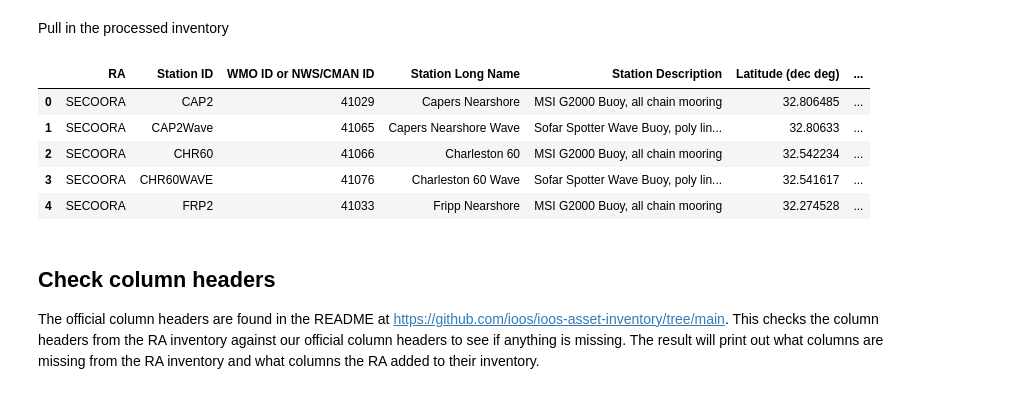
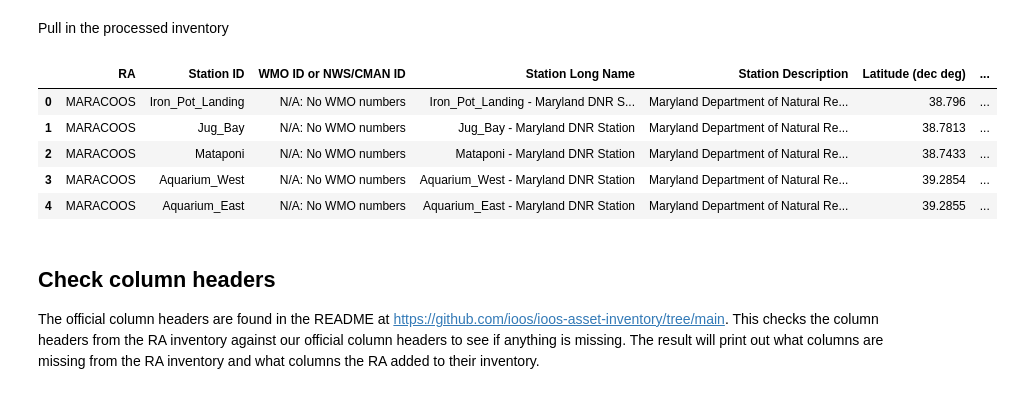
Before and after one commit to ioos/ioos-asset-inventory, a Jupyter notebook: spot_check_stations.ipynb, the cells around one changed output. Drawn from its saved outputs; the diff is of its cells as text; code cells hidden in the pictures.

```diff
--- a/spot_check_stations.ipynb
+++ b/spot_check_stations.ipynb
@@ -9,7 +9,7 @@ import re
 # %% [markdown]
 Pull in the processed inventory
 # %%
-ra = "secoora"
+ra = "maracoos"
 
 #
 # df_cruise = df[df['Station Description'] == 'Chesapeake Bay WQ Cruise Data ']
@@ -17,38 +17,38 @@ ra = "secoora"
 #df_aws = df[df['Station ID'] == 'Humboldt']
 # #url = 'http://tds.glos.us/thredds/dodsC/buoy_agg_standard/OMOECC_E1/OMOECC_E1.ncml'
 # #url = 'http://tds.glos.us/thredds/dodsC/buoy_agg_standard/45186/45186.ncml'
 # #url = 'http://tds.glos.us/thredds/dodsC/buoy_agg_standard/bgsusd2/bgsusd2.ncml'
 # url = 'http://oos.soest.hawaii.edu/thredds/dodsC/hioos/nss/ns12agg'
 # print(url)
 # ds = xr.open_dataset(url)
 # #ds = netCDF4.Dataset(url,'r')
 # title = ds.title
 # start_time = np.datetime_as_string(ds.time.min().values, unit='D')
 # end_time = np.datetime_as_string(ds.time.max().values, unit='D')
 # print('Duration: %s - %s' % (np.datetime_as_string(ds.time.min().values, unit='D'),
 #                              np.datetime_as_string(ds.time.max().values, unit='D'))
 #       )
 
 # Try glos web server
 # url = 'https://glbuoys.glos.us/tools/export?ftype=csv&data_type=buoy&units=eng&locs=OMOECC_E1&params=Water_Temperature_at_Surface|dissolved_oxygen_saturation|water_conductivity|ysi_turbidity&tperiod=custom&date_start=2020-01-01&date_end=2020-12-31&avg_ivld=none'
 # df = erddapy.ERDDAP.to_pandas(url)
 
 ## using ERDDAP to look for stations
 # check out http://data.glos.us/erddap/tabledap/allDatasets.htmlTable?datasetID%2Ctitle%2CminTime%2CmaxTime&maxTime%3E=2020-01-01&maxTime%3C=2020-12-31&orderBy(%22maxTime%22)
 # that lists out all the GLOS stations with the maximum time of observations within the year 2020 (on their ERDDAP).
 
 
 ra_clean = re.sub(r'[0-9]', '', ra) # remove number from RA
 
 df = pd.read_excel('2024/data/processed/%s.xlsx' % ra_clean.upper(), dtype=str)
 df.head()
 # %% [output]
 |  | RA | Station ID | WMO ID or NWS/CMAN ID | Station Long Name | Station Description | Latitude (dec deg) | ... |
-| 0 | SECOORA | CAP2 | 41029 | Capers Nearshore | MSI G2000 Buoy, all chain mooring | 32.806485 | ... |
-| 1 | SECOORA | CAP2Wave | 41065 | Capers Nearshore Wave | Sofar Spotter Wave Buoy, poly lin... | 32.80633 | ... |
-| 2 | SECOORA | CHR60 | 41066 | Charleston 60 | MSI G2000 Buoy, all chain mooring | 32.542234 | ... |
-| 3 | SECOORA | CHR60WAVE | 41076 | Charleston 60 Wave | Sofar Spotter Wave Buoy, poly lin... | 32.541617 | ... |
-| 4 | SECOORA | FRP2 | 41033 | Fripp Nearshore | MSI G2000 Buoy, all chain mooring | 32.274528 | ... |
+| 0 | MARACOOS | Iron_Pot_Landing | N/A: No WMO numbers | Iron_Pot_Landing - Maryland DNR S... | Maryland Department of Natural Re... | 38.796 | ... |
+| 1 | MARACOOS | Jug_Bay | N/A: No WMO numbers | Jug_Bay - Maryland DNR Station | Maryland Department of Natural Re... | 38.7813 | ... |
+| 2 | MARACOOS | Mataponi | N/A: No WMO numbers | Mataponi - Maryland DNR Station | Maryland Department of Natural Re... | 38.7433 | ... |
+| 3 | MARACOOS | Aquarium_West | N/A: No WMO numbers | Aquarium_West - Maryland DNR Station | Maryland Department of Natural Re... | 39.2854 | ... |
+| 4 | MARACOOS | Aquarium_East | N/A: No WMO numbers | Aquarium_East - Maryland DNR Station | Maryland Department of Natural Re... | 39.2855 | ... |
 # %% [markdown]
 ## Check column headers
 
```
Also changed, not shown: parts of 15 cells of this notebook, 2 other files.
